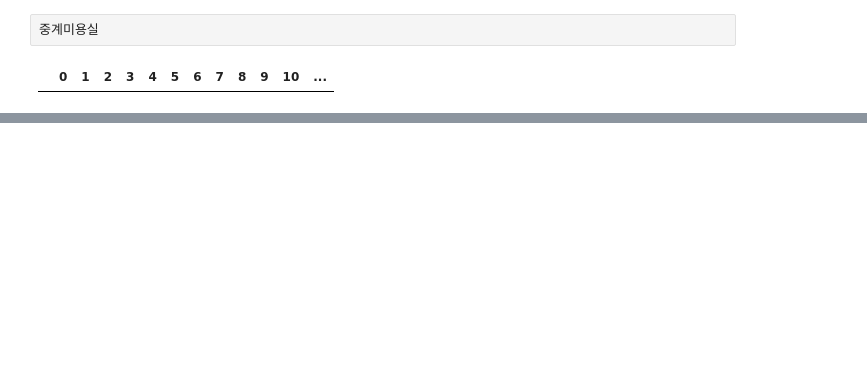
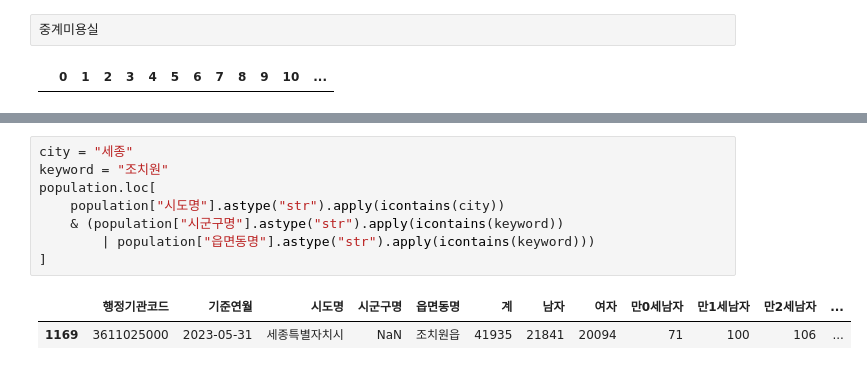
Before and after one commit to explainpark101/KU-UNEP-endterm, a Jupyter notebook: 전국미용업데이터.ipynb, the cells around one changed output, grey strips where cells are left out. Saved outputs shown, nothing was run; the diff lists cells and outputs as text; blank space fills up the shorter version.

```diff
--- a/전국미용업데이터.ipynb
+++ b/전국미용업데이터.ipynb
@@ -195,0 +239,11 @@ def iterOR_func(iter, func):
+# %%
+city = "세종"
+keyword = "조치원"
+population.loc[
+    population["시도명"].astype("str").apply(icontains(city))
+    & (population["시군구명"].astype("str").apply(icontains(keyword))
+        | population["읍면동명"].astype("str").apply(icontains(keyword)))
+]
+# %% [output]
+|  | 행정기관코드 | 기준연월 | 시도명 | 시군구명 | 읍면동명 | 계 | 남자 | 여자 | 만0세남자 | 만1세남자 | 만2세남자 | ... |
+| 1169 | 3611025000 | 2023-05-31 | 세종특별자치시 | NaN | 조치원읍 | 41935 | 21841 | 20094 | 71 | 100 | 106 | ... |
```
Also changed, not shown: parts of 8 cells of this notebook, 6 other files.
